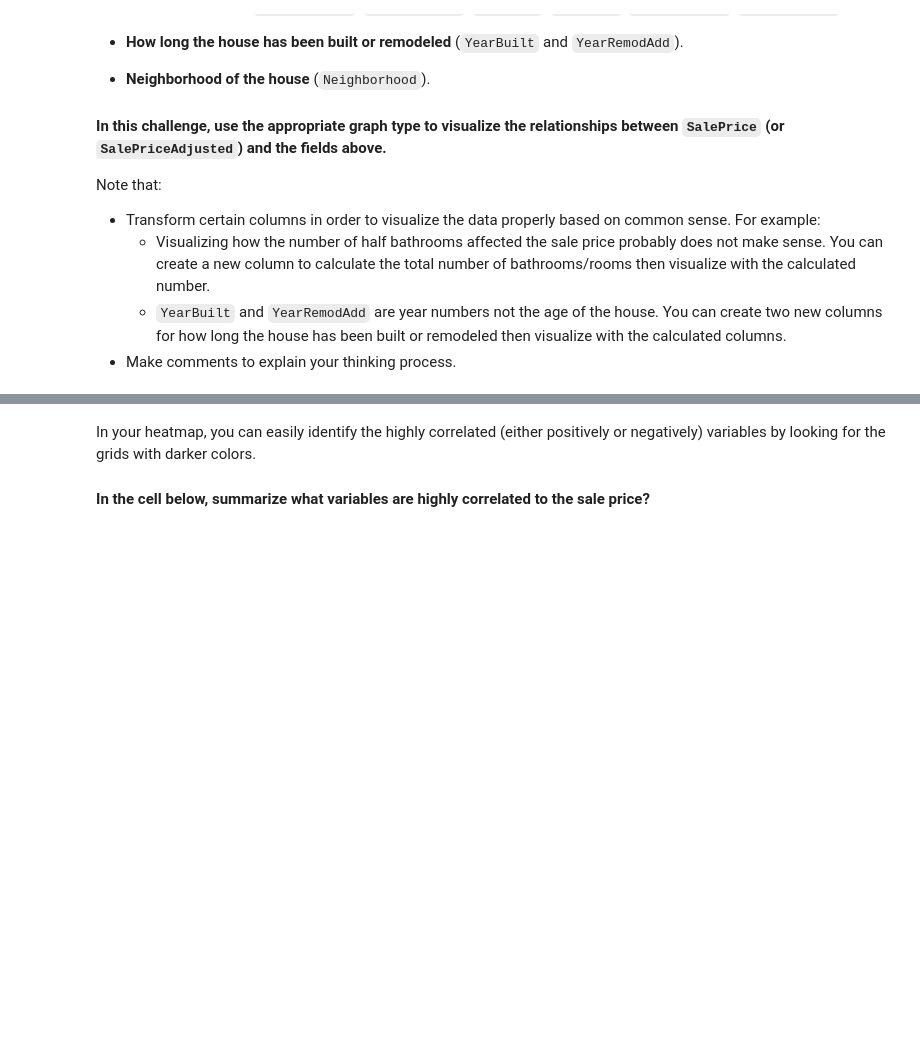
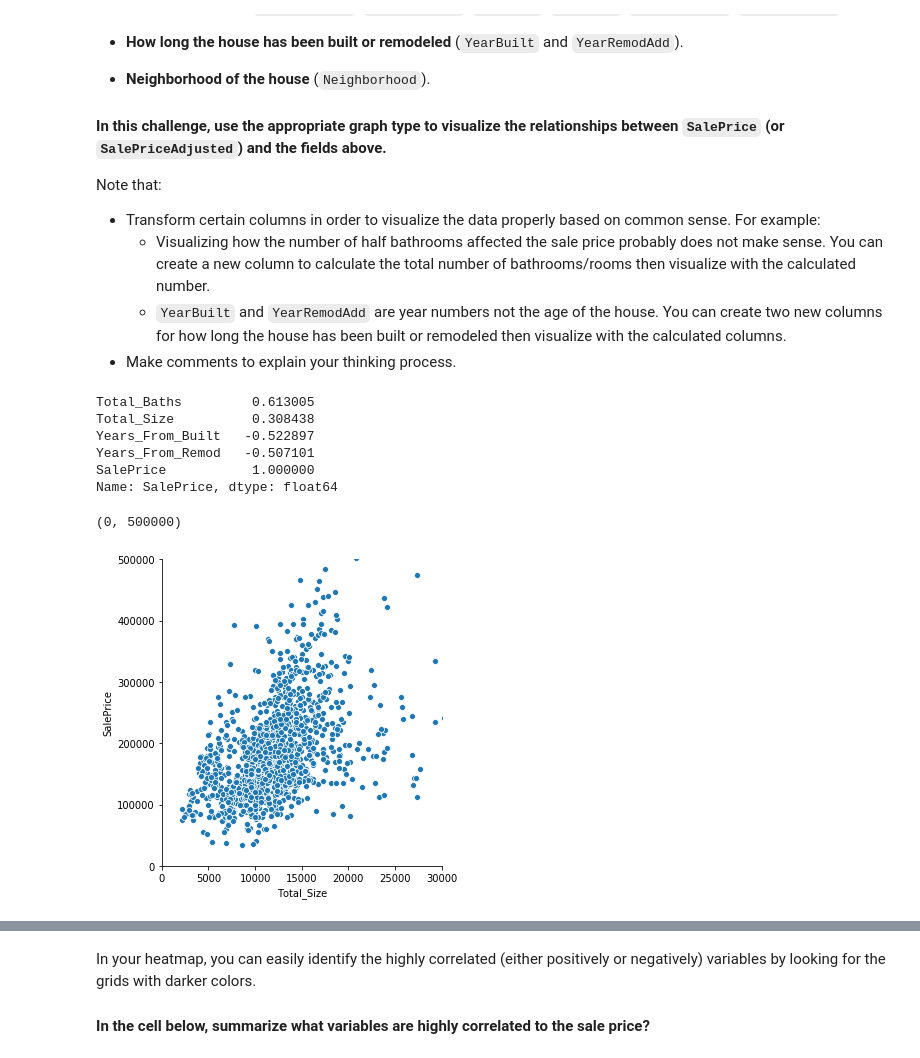
Before and after one commit to ta-datapt-bcn/lab-storytelling-data-visualization, a Jupyter notebook: your-code/main.ipynb, the cells around one changed output, grey strips where cells are left out. Saved outputs shown, nothing was run; the diff lists cells and outputs as text; code cells hidden in the pictures; blank space fills up the shorter version.

```diff
--- a/your-code/main.ipynb
+++ b/your-code/main.ipynb
@@ -103,6 +136,33 @@ Note that:
 # %%
 # your code here
 # add cells as needed
+# %%
+df['Total_Baths'] = df['FullBath'] + df['HalfBath'] + df['BsmtHalfBath'] + df['BsmtFullBath']
+
+df['Total_Size'] = df['GrLivArea'] + df['LotArea'] + df['GarageArea']
+
+df['Years_From_Built'] = 2020 - df['YearBuilt']
+
+df['Years_From_Remod'] = 2020 - df['YearRemodAdd']
+# %%
+df2=df[['Total_Baths','Total_Size','Years_From_Built','Years_From_Remod','SalePrice']]
+# %%
+df2.corr()['SalePrice']
+# %% [output]
+Total_Baths         0.613005
+Total_Size          0.308438
+Years_From_Built   -0.522897
+Years_From_Remod   -0.507101
+SalePrice           1.000000
+Name: SalePrice, dtype: float64
+# %%
+sns.relplot(x="Total_Size", y="SalePrice", data=df2, kind="scatter")
+
+plt.xlim(0, 30000)
+plt.ylim(0, 500000)
+# %% [output]
+(0, 500000)
+[figure, added]
 # %% [markdown]
 ## Bonus Challenge 2 - Exploring Data with Correlation Heatmap
 
```
Also changed, not shown: parts of 15 cells of this notebook, 1 other file.
